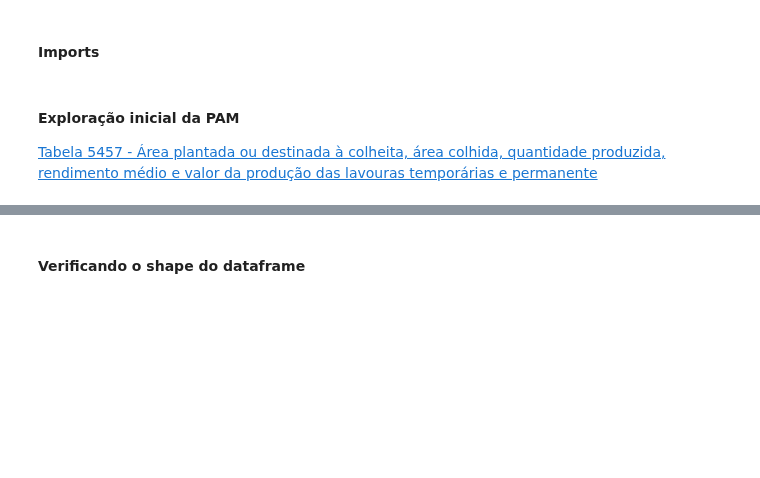
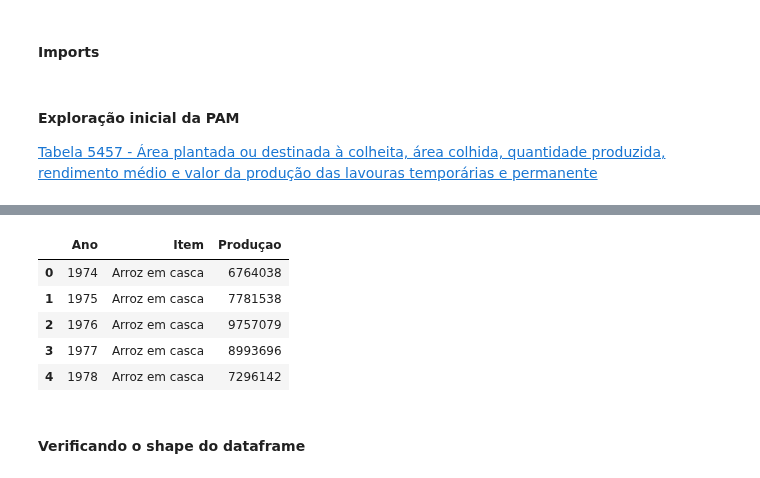
Before and after one commit to O-PY-THA-ON/dcc---fellowship-ci-ncia-de-dados, a Jupyter notebook: eda_dcc.ipynb, the cells around one changed output, grey strips where cells are left out. Drawn from its saved outputs; the diff is of its cells as text; code cells hidden in the pictures; blank space fills up the shorter version.

```diff
--- a/eda_dcc.ipynb
+++ b/eda_dcc.ipynb
@@ -24,0 +41,2 @@ producao = pd.read_excel('C:\dcc-fellowship-ciencia-de-dados\pam_alimentos_cesta
+# %%
+producao_2 = pd.read_excel('C:\dcc-fellowship-ciencia-de-dados\pam.xlsx')
@@ -25,3 +47,12 @@ producao = pd.read_excel('C:\dcc-fellowship-ciencia-de-dados\pam_alimentos_cesta
+# %%
+producao_2.head()
+# %% [output]
+|  | Ano | Item | Produçao |
+| 0 | 1974 | Arroz em casca | 6764038 |
+| 1 | 1975 | Arroz em casca | 7781538 |
+| 2 | 1976 | Arroz em casca | 9757079 |
+| 3 | 1977 | Arroz em casca | 8993696 |
+| 4 | 1978 | Arroz em casca | 7296142 |
 # %% [markdown]
 #### Verificando o shape do dataframe
 # %%
```
Also changed, not shown: parts of 11 cells of this notebook, 2 other files.
